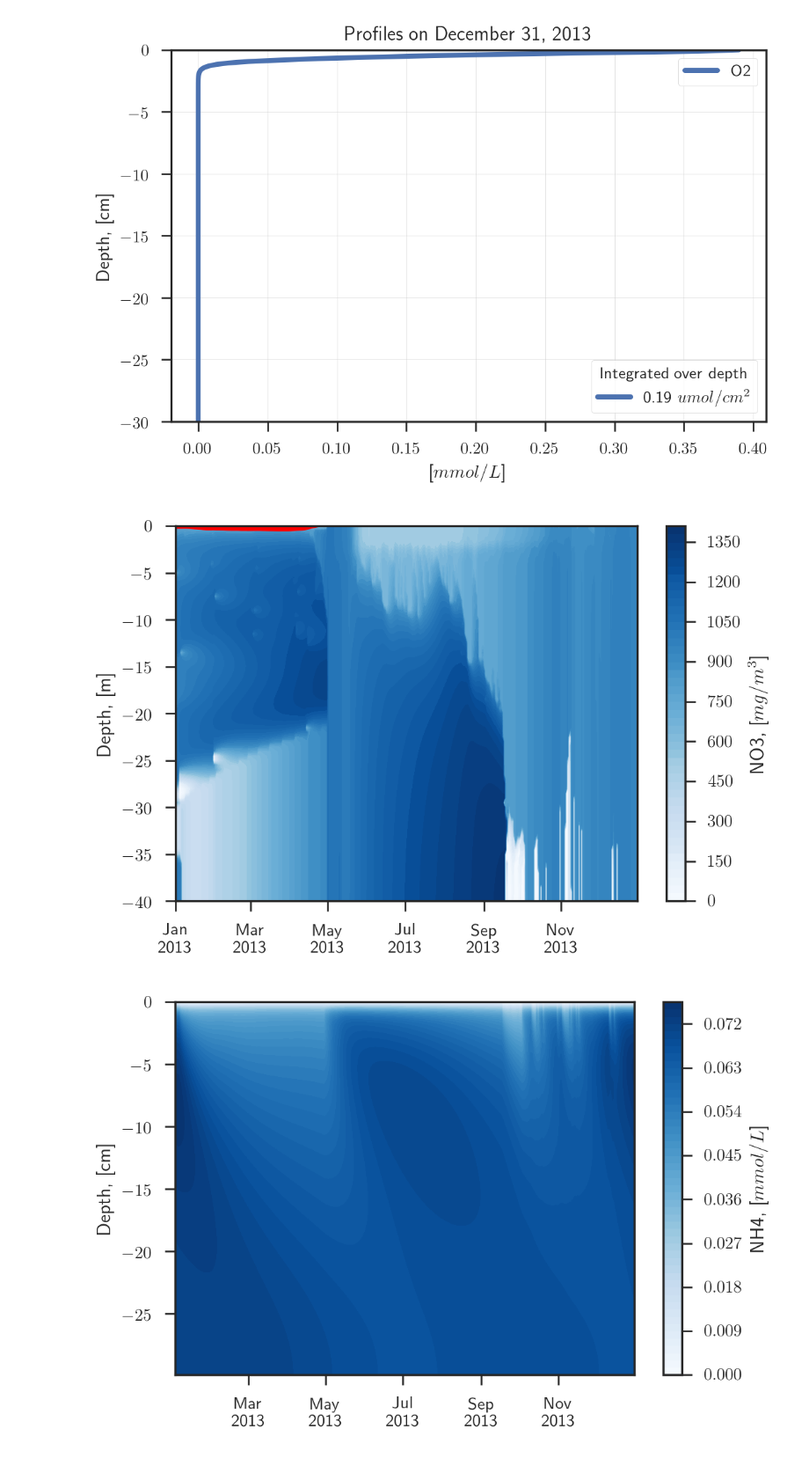
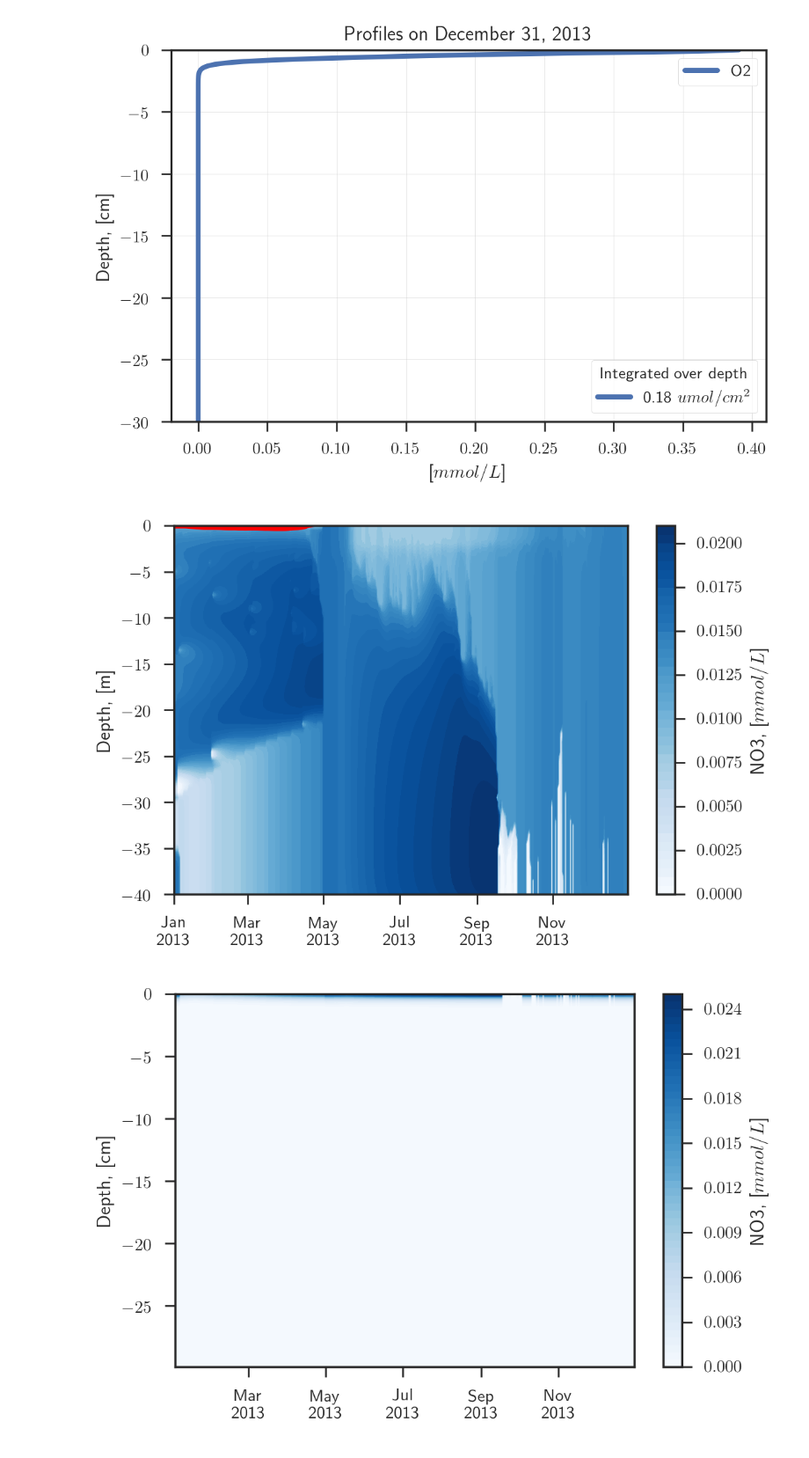
Before and after one commit to biogeochemistry/MyLake_v2_Vansjo, a Jupyter notebook: Postproc_code/plots.ipynb, the cells around one changed output. Shown at 88% size. Saved outputs shown, nothing was run; the diff lists cells and outputs as text; code cells hidden in the pictures.

```diff
--- a/Postproc_code/plots.ipynb
+++ b/Postproc_code/plots.ipynb
@@ -178,13 +178,13 @@ plotter.profile('sediment', ['O2'], convert_units=False)
 # %% [output]
 [figure]
 # %%
-plotter.contour_plot('water-column', ['NO3'], convert_units=0)
+plotter.contour_plot('water-column', ['NO3'], convert_units=1)
 # %% [output]
-[figure, old version]
+[figure, new version]
 # %%
-plotter.contour_plot('sediment', ['NH4'])
+plotter.contour_plot('sediment', ['NO3'])
 # %% [output]
-[figure, old version]
+[figure, new version]
 # %%
 plotter.contour_plot('water-column', ['Fe3'], convert_units=0, years_ago=0)
 # %% [output]
```
Also changed, not shown: parts of 37 cells of this notebook, 5 other files.
